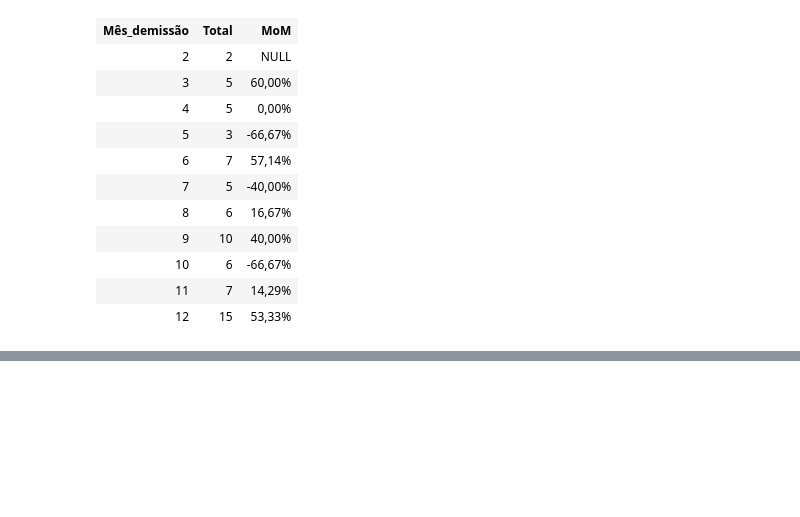
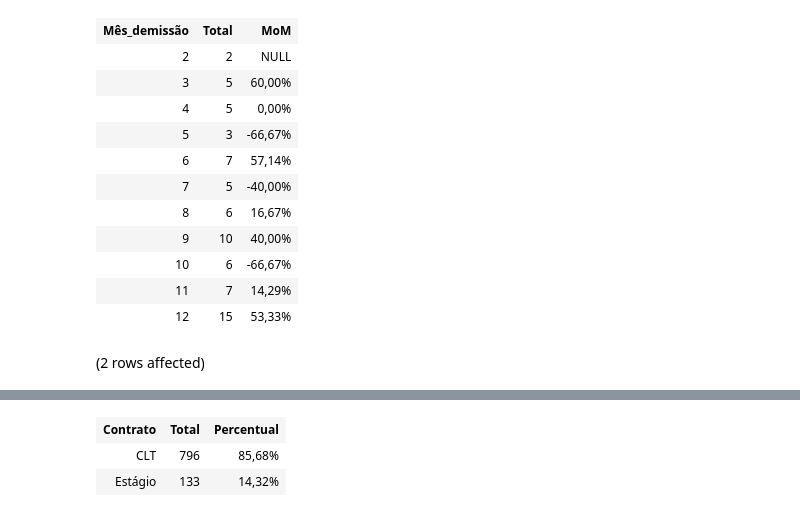
Before and after one commit to AlbertoFAraujo/SQL_People_analytics, a Jupyter notebook: people_analytics_EDA.ipynb, the cells around one changed output, grey strips where cells are left out. Saved outputs shown, nothing was run; the diff lists cells and outputs as text; code cells hidden in the pictures; blank space fills up the shorter version.

```diff
--- a/people_analytics_EDA.ipynb
+++ b/people_analytics_EDA.ipynb
@@ -274,3 +274,15 @@ Total execution time: 00:00:00.015
 | 10 | 6 | -66,67% |
 | 11 | 7 | 14,29% |
 | 12 | 15 | 53,33% |
+# %%
+-- Total de funcionários por tipo de contrato
+DECLARE @totalFunc INT = (SELECT COUNT(*) FROM baseRH_ativos)
+
+SELECT
+ Contrato,
+ COUNT(*) AS Total,
+ FORMAT(1.0 * COUNT(*)/@totalFunc,'0.00%') AS Percentual
+FROM baseRH_ativos
+GROUP BY Contrato
+# %% [output]
+(2 rows affected)
@@ -276,0 +290,3 @@ Total execution time: 00:00:00.015
+| Contrato | Total | Percentual |
+| CLT | 796 | 85,68% |
+| Estágio | 133 | 14,32% |
```
Also changed, not shown: parts of 4 cells of this notebook.
